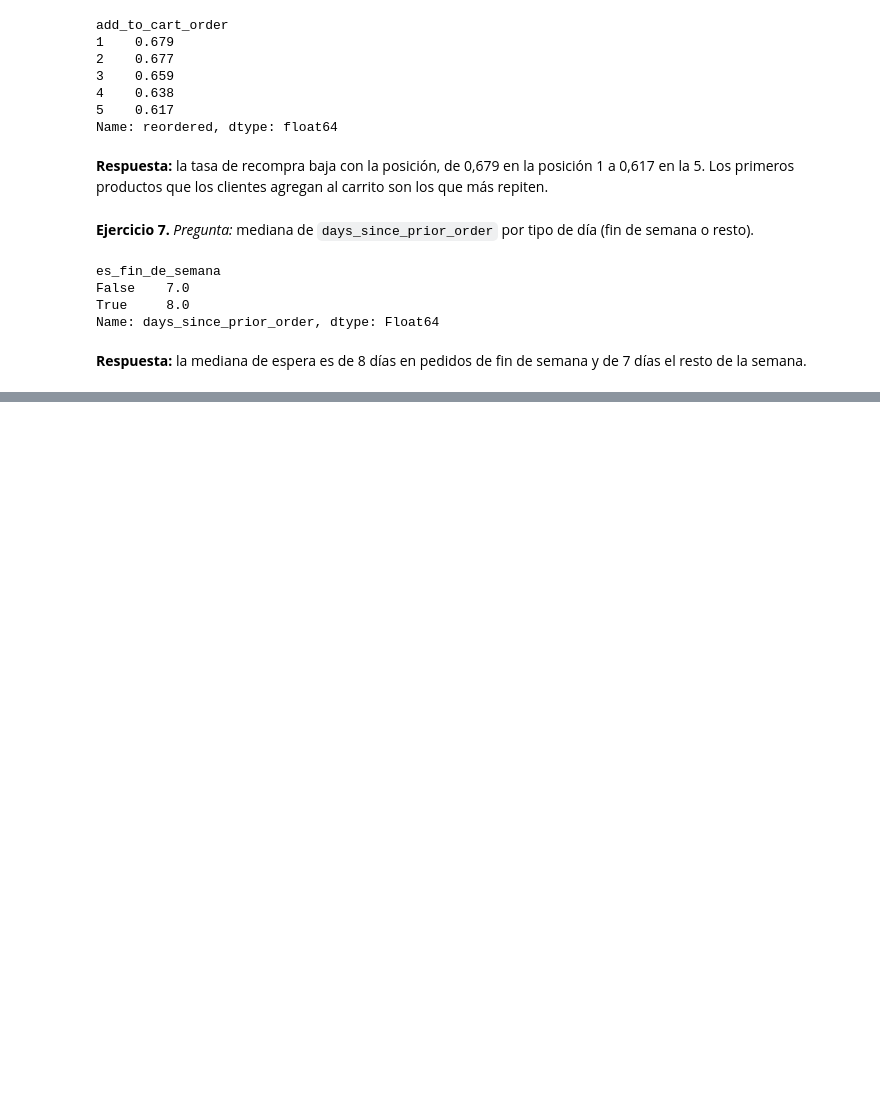
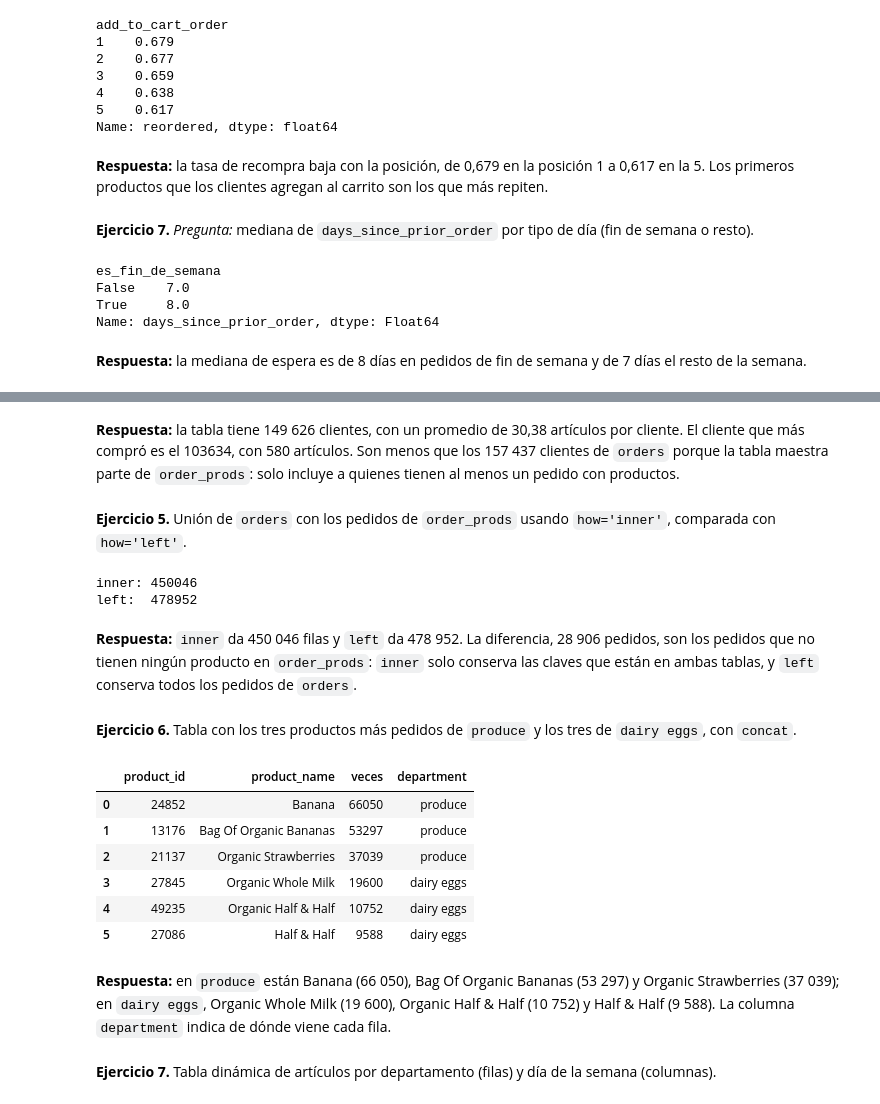
Before and after one commit to brandonmesamm-png/instacart-analisis, a Jupyter notebook: notebooks/pandas_labs.ipynb, the cells around one changed output, grey strips where cells are left out. Saved outputs shown, nothing was run; the diff lists cells and outputs as text; code cells hidden in the pictures; blank space fills up the shorter version.

```diff
--- a/notebooks/pandas_labs.ipynb
+++ b/notebooks/pandas_labs.ipynb
@@ -738,0 +801,13 @@ Name: days_since_prior_order, dtype: Float64
+# %%
+filas_inicio = len(order_prods)
+
+maestra = order_prods.merge(products, on='product_id', how='left', validate='m:1')
+print('+ products   ', maestra.shape)
+maestra = maestra.merge(aisles, on='aisle_id', how='left', validate='m:1')
+print('+ aisles     ', maestra.shape)
+maestra = maestra.merge(departments, on='department_id', how='left', validate='m:1')
+print('+ departments', maestra.shape)
+maestra = maestra.merge(orders, on='order_id', how='left', validate='m:1')
+print('+ orders     ', maestra.shape)
+
+assert len(maestra) == filas_inicio
@@ -738,0 +1052,39 @@ Name: days_since_prior_order, dtype: Float64
+# %% [markdown]
+**Respuesta:** la tabla tiene 149 626 clientes, con un promedio de 30,38 artículos por cliente. El cliente que más compró es el 103634, con 580 artículos. Son menos que los 157 437 clientes de `orders` porque la tabla maestra parte de `order_prods`: solo incluye a quienes tienen al menos un pedido con productos.
+# %% [markdown]
+**Ejercicio 5.** Unión de `orders` con los pedidos de `order_prods` usando `how='inner'`, comparada con `how='left'`.
+# %%
+pedidos_con_productos = order_prods[['order_id']].drop_duplicates()
+
+union_inner = orders.merge(pedidos_con_productos, on='order_id', how='inner')
+union_left = orders.merge(pedidos_con_productos, on='order_id', how='left')
+print('inner:', len(union_inner))
+print('left: ', len(union_left))
+# %% [output]
+inner: 450046
+left:  478952
+# %% [markdown]
+**Respuesta:** `inner` da 450 046 filas y `left` da 478 952. La diferencia, 28 906 pedidos, son los pedidos que no tienen ningún producto en `order_prods`: `inner` solo conserva las claves que están en ambas tablas, y `left` conserva todos los pedidos de `orders`.
+# %% [markdown]
+**Ejercicio 6.** Tabla con los tres productos más pedidos de `produce` y los tres de `dairy eggs`, con `concat`.
+# %%
+def top3(depto):
+    return (maestra[maestra['department'] == depto]
+            .groupby(['product_id', 'product_name']).size()
+            .nlargest(3).reset_index(name='veces')
+            .assign(department=depto))
+
+top_deptos = pd.concat([top3('produce'), top3('dairy eggs')], ignore_index=True)
+top_deptos
+# %% [output]
+|  | product_id | product_name | veces | department |
+| 0 | 24852 | Banana | 66050 | produce |
+| 1 | 13176 | Bag Of Organic Bananas | 53297 | produce |
+| 2 | 21137 | Organic Strawberries | 37039 | produce |
+| 3 | 27845 | Organic Whole Milk | 19600 | dairy eggs |
+| 4 | 49235 | Organic Half & Half | 10752 | dairy eggs |
+| 5 | 27086 | Half & Half | 9588 | dairy eggs |
+# %% [markdown]
+**Respuesta:** en `produce` están Banana (66 050), Bag Of Organic Bananas (53 297) y Organic Strawberries (37 039); en `dairy eggs`, Organic Whole Milk (19 600), Organic Half & Half (10 752) y Half & Half (9 588). La columna `department` indica de dónde viene cada fila.
+# %% [markdown]
+**Ejercicio 7.** Tabla dinámica de artículos por departamento (filas) y día de la semana (columnas).
```
Also changed, not shown: parts of 56 cells of this notebook, 6 other files.
